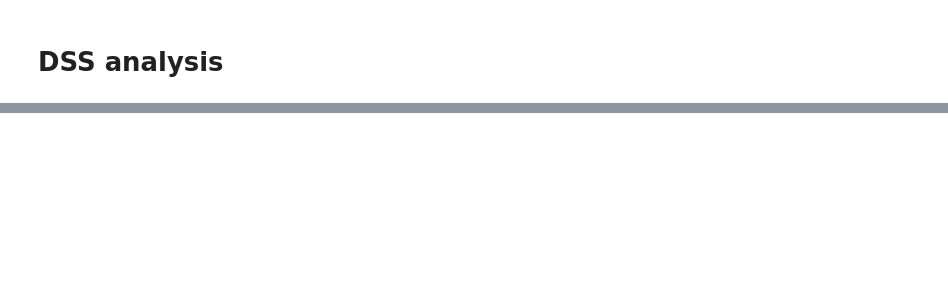
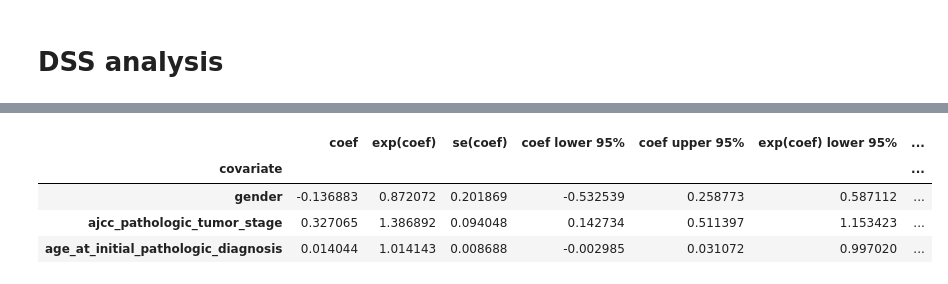
Before and after one commit to Enable72/ECE204-PROJECT4, a Jupyter notebook: preprocessing.ipynb, the cells around one changed output, grey strips where cells are left out. Cells and saved outputs as stored; diff of their text form; code cells hidden in the pictures; blank space fills up the shorter version.

```diff
--- a/preprocessing.ipynb
+++ b/preprocessing.ipynb
@@ -394,0 +342,3 @@ None
+# %%
+merged_data = metadata.merge(selected_genes_data, on="patient_id")
+merged_data = merged_data.dropna(subset = ['DSS.time', 'DSS'])
@@ -394,0 +410,26 @@ None
+# %%
+# preprocessing for other convariates
+gene = merged_data.copy()
+#drop race which is not available or unknown or not evaluated
+gene = gene[gene['ajcc_pathologic_tumor_stage'] != '[Not Available]']
+gene = gene[gene['ajcc_pathologic_tumor_stage'] != '[Discrepancy]']
+gene['gender'] = gene['gender'].map({'MALE': 1, 'FEMALE': 0})
+gene['ajcc_pathologic_tumor_stage'] = gene['ajcc_pathologic_tumor_stage'].map({'Stage I': 1,
+                                                                               'Stage II': 2,
+                                                                              'Stage III': 3,
+                                                                              'Stage IVA': 4.3,
+                                                                              'Stage IVB': 4.6,
+                                                                              'Stage IVC': 5})
+
+gene = gene[['gender','ajcc_pathologic_tumor_stage', 'age_at_initial_pathologic_diagnosis', 'DSS.time', 'DSS']].dropna()
+# %%
+cph = CoxPHFitter()
+# Fit the model to your data
+cph.fit(gene[['gender','ajcc_pathologic_tumor_stage', 'age_at_initial_pathologic_diagnosis', 'DSS.time', 'DSS']], duration_col= 'DSS.time', event_col= 'DSS')
+cph.summary
+# %% [output]
+|  | coef | exp(coef) | se(coef) | coef lower 95% | coef upper 95% | exp(coef) lower 95% | ... |
+| covariate |  |  |  |  |  |  | ... |
+| gender | -0.136883 | 0.872072 | 0.201869 | -0.532539 | 0.258773 | 0.587112 | ... |
+| ajcc_pathologic_tumor_stage | 0.327065 | 1.386892 | 0.094048 | 0.142734 | 0.511397 | 1.153423 | ... |
+| age_at_initial_pathologic_diagnosis | 0.014044 | 1.014143 | 0.008688 | -0.002985 | 0.031072 | 0.997020 | ... |
```
Also changed, not shown: parts of 11 cells of this notebook.
